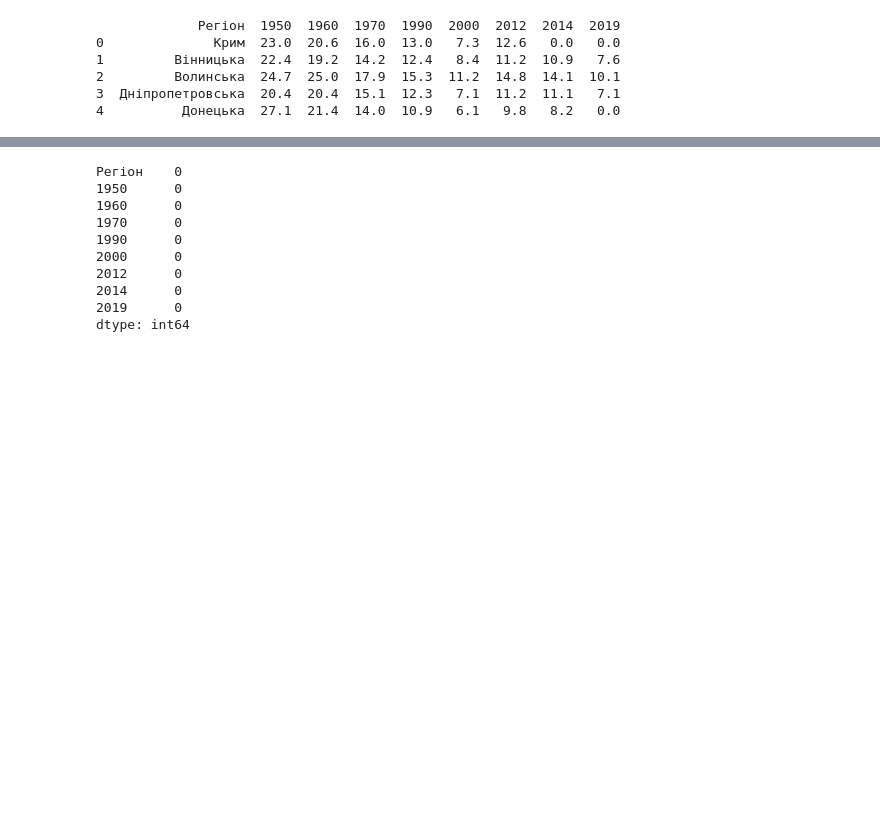
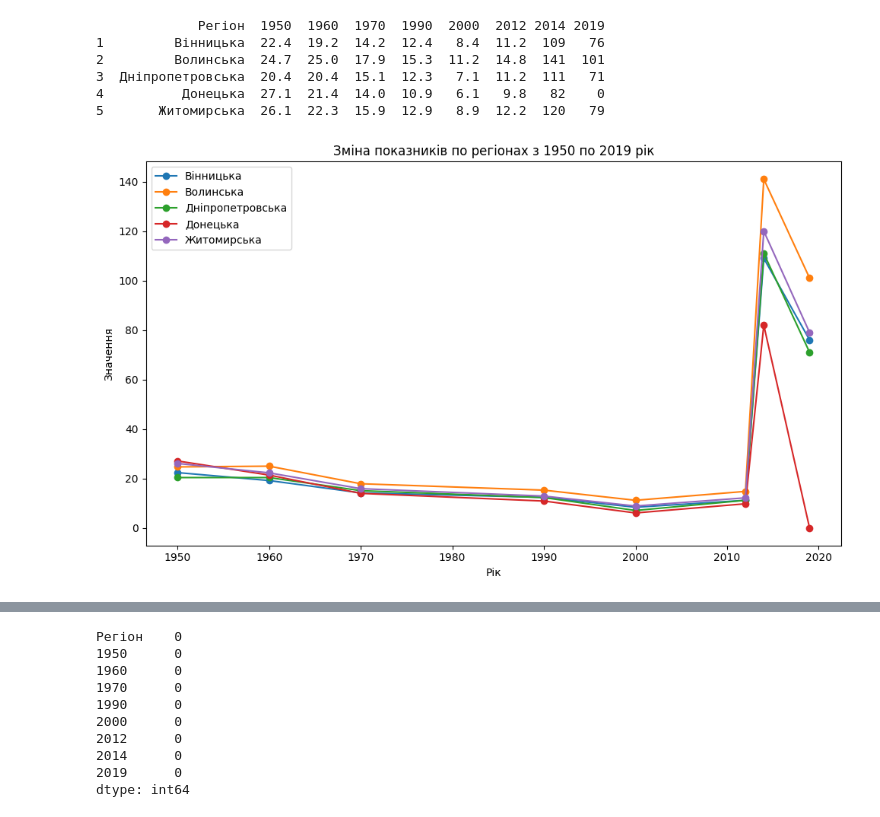
Before and after one commit to yehorkalchenko81/Data-Analysis-with-Pandas, a Jupyter notebook: Hw2_1.ipynb, the cells around one changed output, grey strips where cells are left out. Cells and saved outputs as stored; diff of their text form; code cells hidden in the pictures; blank space fills up the shorter version.

```diff
--- a/Hw2_1.ipynb
+++ b/Hw2_1.ipynb
@@ -19,13 +20,32 @@ float_columns = table.select_dtypes('float64').columns
 table[float_columns] = table[float_columns] / 10
-# %%
-print(table.head())
-# %% [output]
-             Регіон  1950  1960  1970  1990  2000  2012  2014  2019
-0              Крим  23.0  20.6  16.0  13.0   7.3  12.6   0.0   0.0
-1         Вінницька  22.4  19.2  14.2  12.4   8.4  11.2  10.9   7.6
-2         Волинська  24.7  25.0  17.9  15.3  11.2  14.8  14.1  10.1
-3  Дніпропетровська  20.4  20.4  15.1  12.3   7.1  11.2  11.1   7.1
-4          Донецька  27.1  21.4  14.0  10.9   6.1   9.8   8.2   0.0
+# %%
+print(table.head())
+
+table_melted = table[:5].melt(id_vars=["Регіон"], var_name="Рік", value_name="Значення")
+table_melted["Рік"] = table_melted["Рік"].astype(int)
+
+fig, ax = plt.subplots(figsize=(10, 6))
+
+for region in table[:5]['Регіон']:
+    region_data = table_melted[table_melted["Регіон"] == region]
+    ax.plot(region_data["Рік"], region_data["Значення"], marker='o', label=region)
+
+ax.set_xlabel('Рік')
+ax.set_ylabel('Значення')
+ax.set_title('Зміна показників по регіонах з 1950 по 2019 рік')
+
+ax.legend()
+
+plt.tight_layout()
+plt.show()
+# %% [output]
+             Регіон  1950  1960  1970  1990  2000  2012 2014 2019
+1         Вінницька  22.4  19.2  14.2  12.4   8.4  11.2  109   76
+2         Волинська  24.7  25.0  17.9  15.3  11.2  14.8  141  101
+3  Дніпропетровська  20.4  20.4  15.1  12.3   7.1  11.2  111   71
+4          Донецька  27.1  21.4  14.0  10.9   6.1   9.8   82    0
+5       Житомирська  26.1  22.3  15.9  12.9   8.9  12.2  120   79
+[figure, added]
 # %%
 print(table.shape)
 # %% [output]
```
Also changed, not shown: parts of 7 cells of this notebook, 2 other files.
